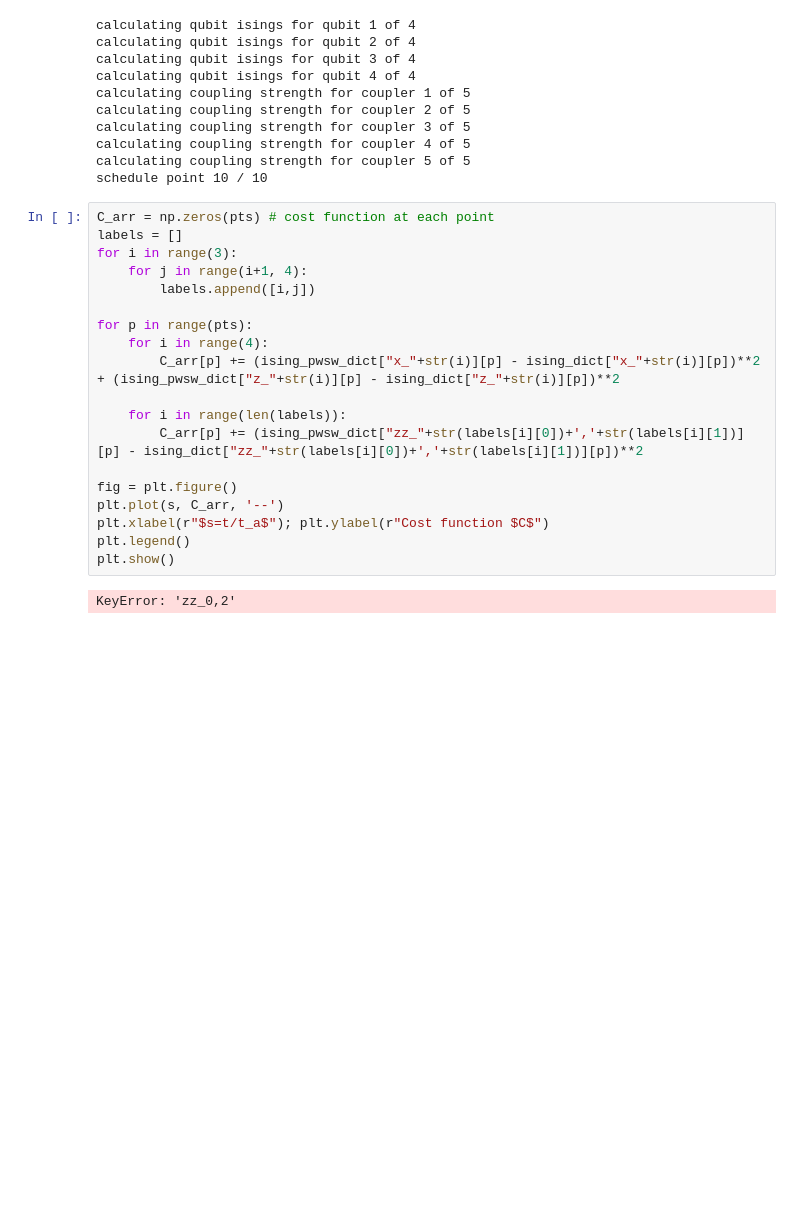
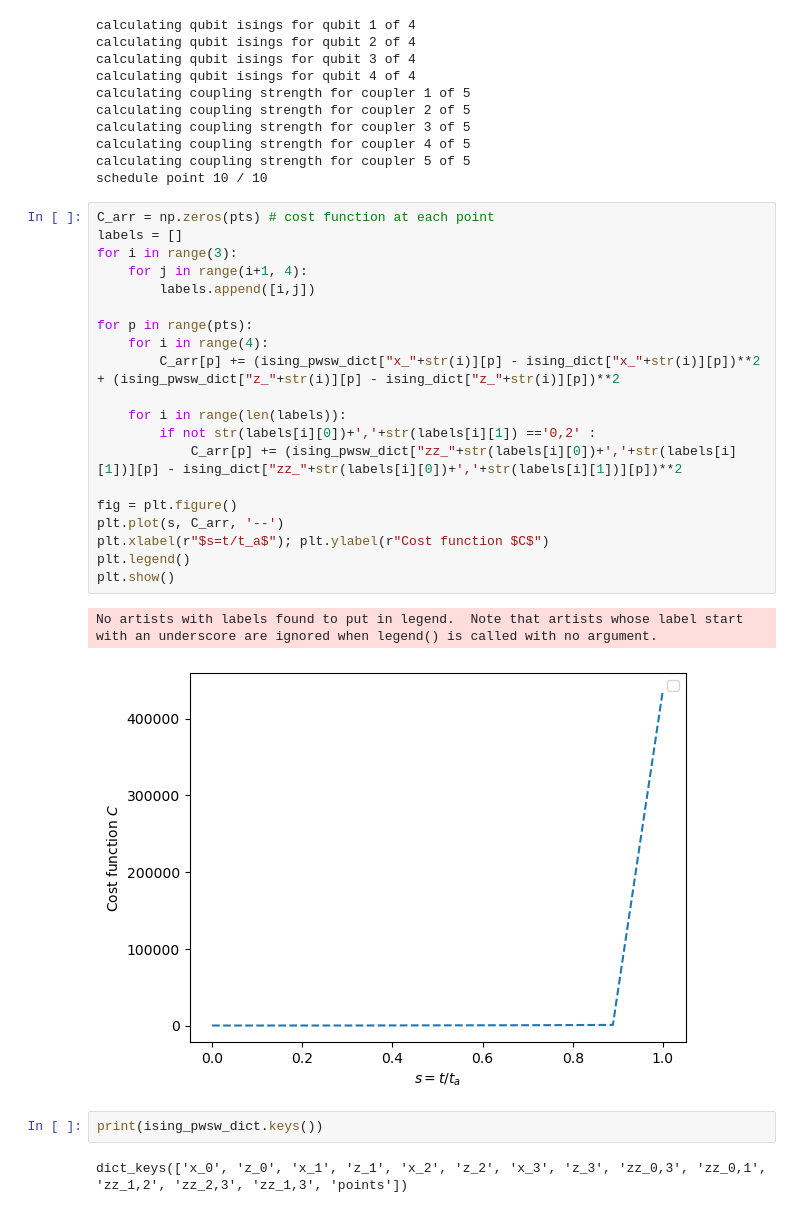
Before and after one commit to fabh2o/QuantumHikers, a Jupyter notebook: Hardware Challenge/Hardware_Challenge.ipynb, the cells around one changed output. Saved outputs shown, nothing was run; the diff lists cells and outputs as text; blank space fills up the shorter version.

```diff
--- a/Hardware Challenge/Hardware_Challenge.ipynb
+++ b/Hardware Challenge/Hardware_Challenge.ipynb
@@ -689,22 +647,28 @@ schedule point 10 / 10
 # %%
 C_arr = np.zeros(pts) # cost function at each point
 labels = []
 for i in range(3):
     for j in range(i+1, 4):
         labels.append([i,j])
 
 for p in range(pts):
     for i in range(4):
         C_arr[p] += (ising_pwsw_dict["x_"+str(i)][p] - ising_dict["x_"+str(i)][p])**2 + (ising_pwsw_dict["z_"+str(i)][p] - ising_dict["z_"+str(i)][p])**2
 
     for i in range(len(labels)):
-        C_arr[p] += (ising_pwsw_dict["zz_"+str(labels[i][0])+','+str(labels[i][1])][p] - ising_dict["zz_"+str(labels[i][0])+','+str(labels[i][1])][p])**2
+        if not str(labels[i][0])+','+str(labels[i][1]) =='0,2' :
+            C_arr[p] += (ising_pwsw_dict["zz_"+str(labels[i][0])+','+str(labels[i][1])][p] - ising_dict["zz_"+str(labels[i][0])+','+str(labels[i][1])][p])**2
 
 fig = plt.figure()
 plt.plot(s, C_arr, '--')
 plt.xlabel(r"$s=t/t_a$"); plt.ylabel(r"Cost function $C$")
 plt.legend()
 plt.show()
 # %% [output]
-KeyError: 'zz_0,2'
+No artists with labels found to put in legend.  Note that artists whose label start with an underscore are ignored when legend() is called with no argument.
+[figure, added]
+# %%
+print(ising_pwsw_dict.keys())
+# %% [output]
+dict_keys(['x_0', 'z_0', 'x_1', 'z_1', 'x_2', 'z_2', 'x_3', 'z_3', 'zz_0,3', 'zz_0,1', 'zz_1,2', 'zz_2,3', 'zz_1,3', 'points'])
 # %%
```
Also changed, not shown: parts of 8 cells of this notebook, 2 other files.
